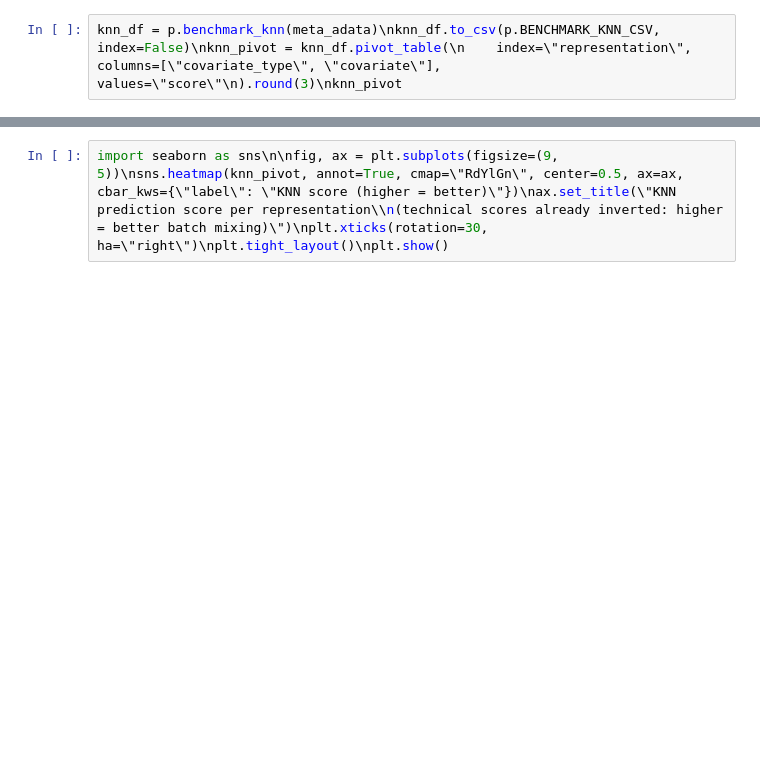
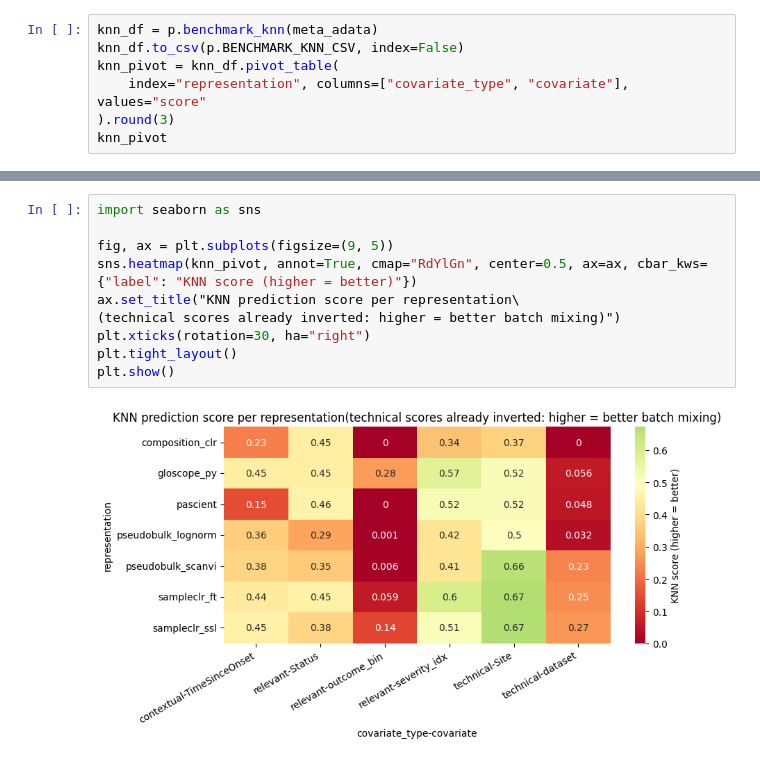
Before and after one commit to lueckenlab/patpy_tutorials, a Jupyter notebook: stephenson_combat_integration.ipynb, the cells around one changed output, grey strips where cells are left out. Saved outputs shown, nothing was run; the diff lists cells and outputs as text; blank space fills up the shorter version.

```diff
--- a/stephenson_combat_integration.ipynb
+++ b/stephenson_combat_integration.ipynb
@@ -49,2 +363,7 @@ PANELS = [\n    (\"pseudobulk_lognorm\", \"pseudobulk (log-norm)\"),\n    (\"pse
 # %%
-knn_df = p.benchmark_knn(meta_adata)\nknn_df.to_csv(p.BENCHMARK_KNN_CSV, index=False)\nknn_pivot = knn_df.pivot_table(\n    index=\"representation\", columns=[\"covariate_type\", \"covariate\"], values=\"score\"\n).round(3)\nknn_pivot
+knn_df = p.benchmark_knn(meta_adata)
+knn_df.to_csv(p.BENCHMARK_KNN_CSV, index=False)
+knn_pivot = knn_df.pivot_table(
+    index="representation", columns=["covariate_type", "covariate"], values="score"
+).round(3)
+knn_pivot
@@ -51,3 +381,13 @@ knn_df = p.benchmark_knn(meta_adata)\nknn_df.to_csv(p.BENCHMARK_KNN_CSV, index=F
 # %%
-import seaborn as sns\n\nfig, ax = plt.subplots(figsize=(9, 5))\nsns.heatmap(knn_pivot, annot=True, cmap=\"RdYlGn\", center=0.5, ax=ax, cbar_kws={\"label\": \"KNN score (higher = better)\"})\nax.set_title(\"KNN prediction score per representation\\n(technical scores already inverted: higher = better batch mixing)\")\nplt.xticks(rotation=30, ha=\"right\")\nplt.tight_layout()\nplt.show()
+import seaborn as sns
+
+fig, ax = plt.subplots(figsize=(9, 5))
+sns.heatmap(knn_pivot, annot=True, cmap="RdYlGn", center=0.5, ax=ax, cbar_kws={"label": "KNN score (higher = better)"})
+ax.set_title("KNN prediction score per representation\
+(technical scores already inverted: higher = better batch mixing)")
+plt.xticks(rotation=30, ha="right")
+plt.tight_layout()
+plt.show()
+# %% [output]
+[figure, added]
 # %%
```
Also changed, not shown: parts of 29 cells of this notebook.
